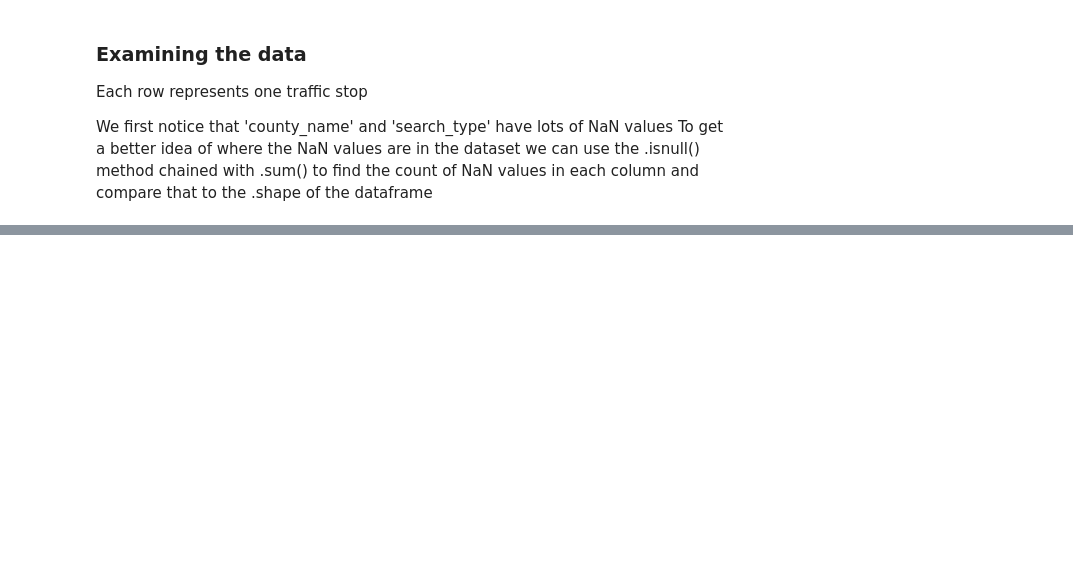
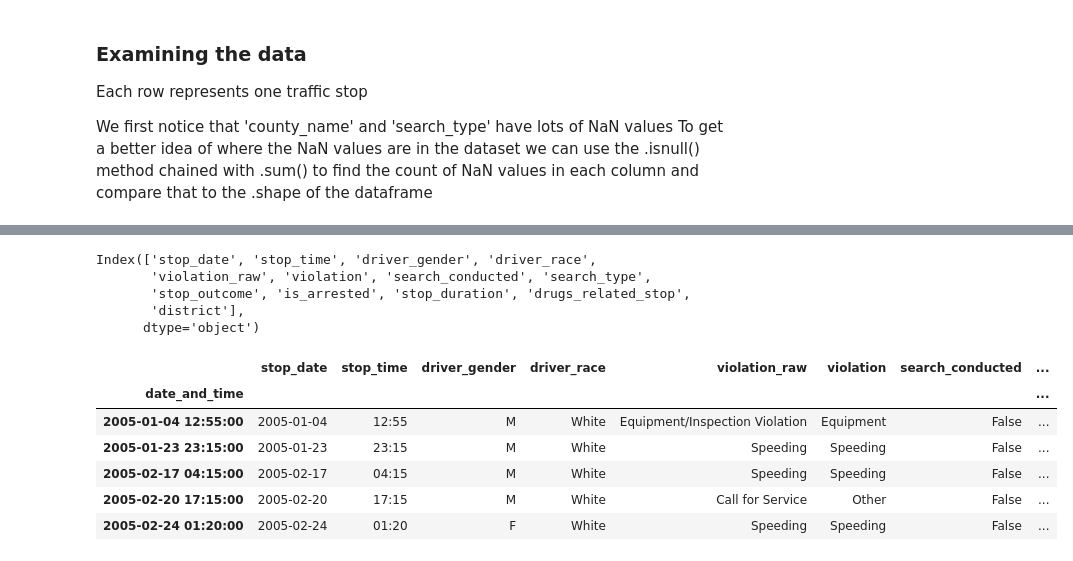
Before and after one commit to kipmadden/Stanford-Open-Policing-Project, a Jupyter notebook: Stanford Open Policing Project - Rhode Island Analysis.ipynb, the cells around one changed output, grey strips where cells are left out. Cells and saved outputs as stored; diff of their text form; code cells hidden in the pictures; blank space fills up the shorter version.

```diff
--- a/Stanford Open Policing Project - Rhode Island Analysis.ipynb
+++ b/Stanford Open Policing Project - Rhode Island Analysis.ipynb
@@ -25,0 +138,18 @@ ri.shape
+# %%
+ri.columns
+# %% [output]
+Index(['stop_date', 'stop_time', 'driver_gender', 'driver_race',
+       'violation_raw', 'violation', 'search_conducted', 'search_type',
+       'stop_outcome', 'is_arrested', 'stop_duration', 'drugs_related_stop',
+       'district'],
+      dtype='object')
+# %%
+ri.head()
+# %% [output]
+|  | stop_date | stop_time | driver_gender | driver_race | violation_raw | violation | search_conducted | ... |
+| date_and_time |  |  |  |  |  |  |  | ... |
+| 2005-01-04 12:55:00 | 2005-01-04 | 12:55 | M | White | Equipment/Inspection Violation | Equipment | False | ... |
+| 2005-01-23 23:15:00 | 2005-01-23 | 23:15 | M | White | Speeding | Speeding | False | ... |
+| 2005-02-17 04:15:00 | 2005-02-17 | 04:15 | M | White | Speeding | Speeding | False | ... |
+| 2005-02-20 17:15:00 | 2005-02-20 | 17:15 | M | White | Call for Service | Other | False | ... |
+| 2005-02-24 01:20:00 | 2005-02-24 | 01:20 | F | White | Speeding | Speeding | False | ... |
```
Also changed, not shown: parts of 38 cells of this notebook.
